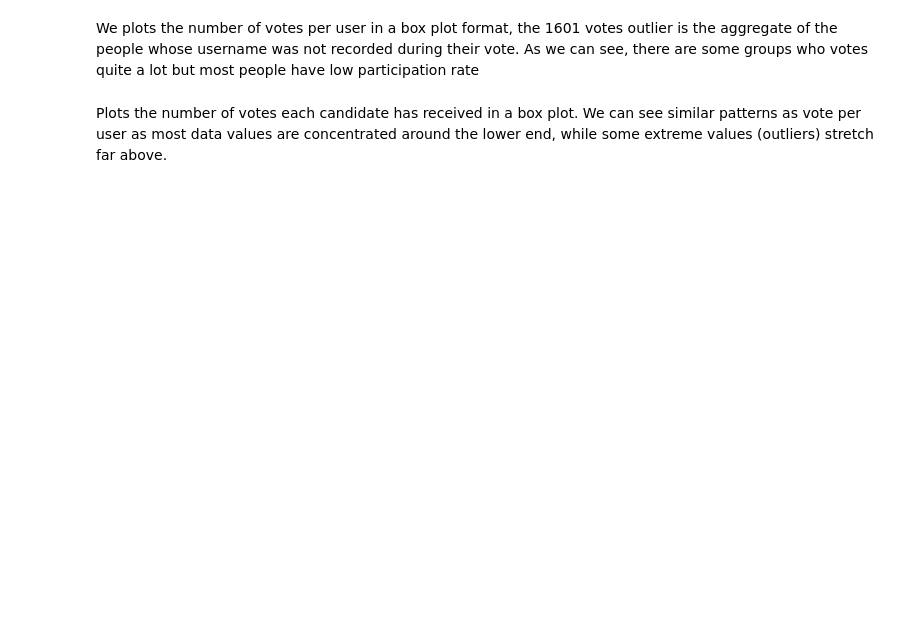
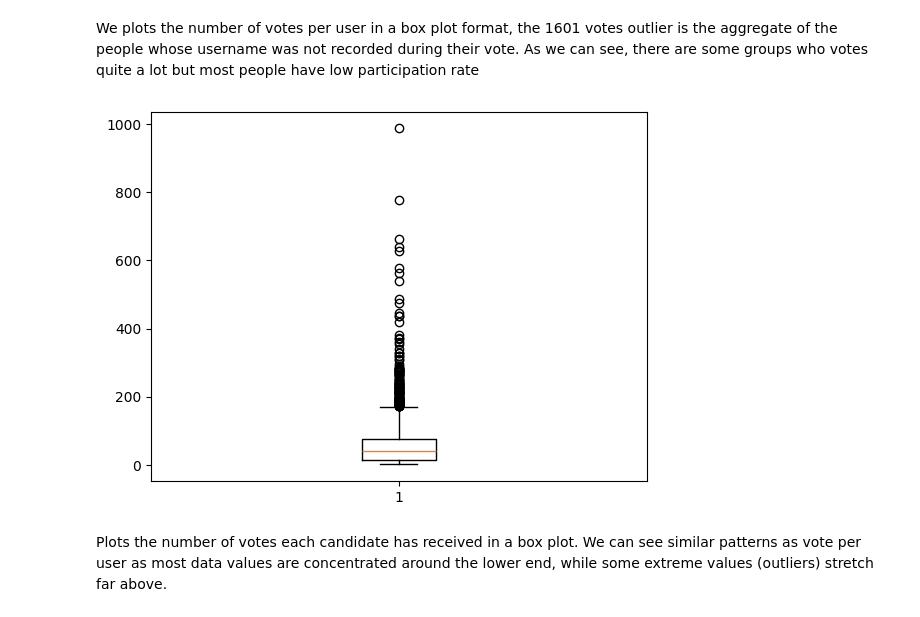
Before and after one commit to epfl-ada/ada-2024-project-ackthuallydeadalready, a Jupyter notebook: main.ipynb, the cells around one changed output. Cells and saved outputs as stored; diff of their text form; code cells hidden in the pictures; blank space fills up the shorter version.

```diff
--- a/main.ipynb
+++ b/main.ipynb
@@ -213,7 +183,9 @@ plot.boxplot_votes(data)
 # %% [markdown]
 We plots the number of votes per user in a box plot format, the 1601 votes outlier is the aggregate of the people whose username was not recorded during their vote. As we can see, there are some groups who votes quite a lot but most people have low participation rate
 # %%
-plot.boxplot_votes(data,src='TGT')
+plot.boxplot_votes(df,src='TGT')
+# %% [output]
+[figure, added]
 # %% [markdown]
 Plots the number of votes each candidate has received in a box plot. We can see similar patterns as vote per user as most data values are concentrated around the lower end, while some extreme values (outliers) stretch far above.
 # %%
```
Also changed, not shown: parts of 72 cells of this notebook.
